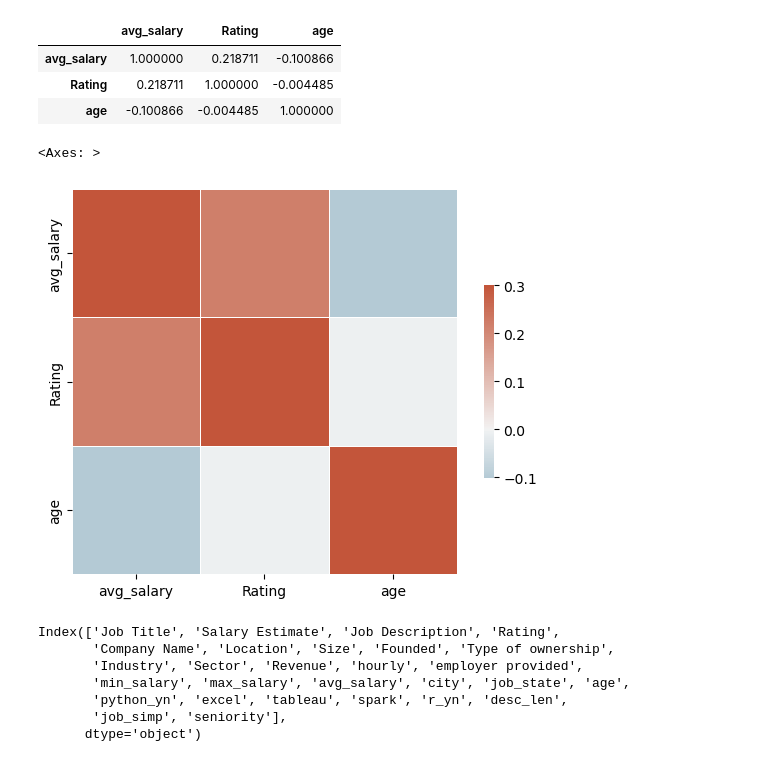
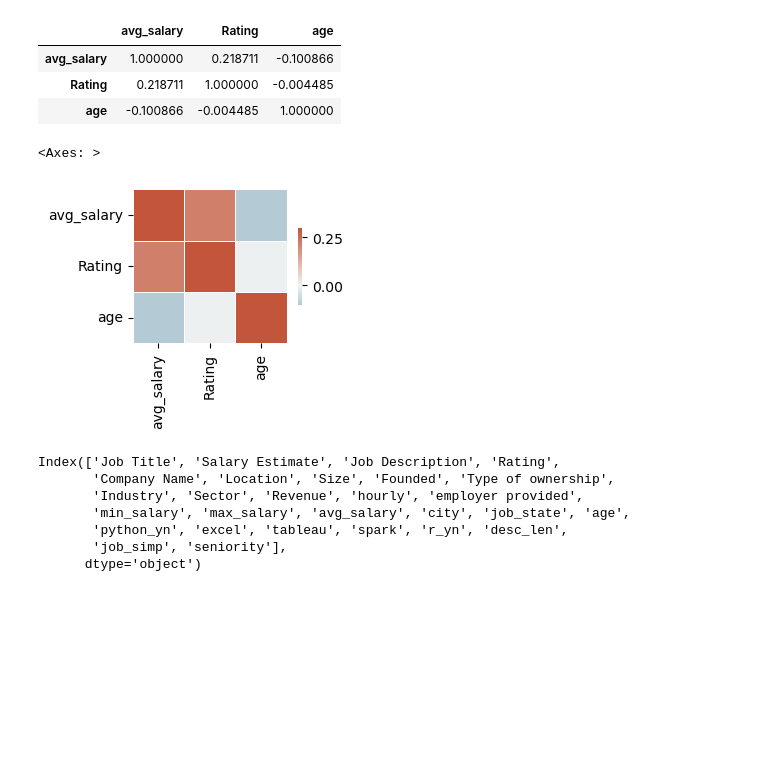
Before and after one commit to thedv/ds_salary_proj, a Jupyter notebook: data_eda.ipynb, the cells around one changed output. Saved outputs shown, nothing was run; the diff lists cells and outputs as text; code cells hidden in the pictures; blank space fills up the shorter version.

```diff
--- a/data_eda.ipynb
+++ b/data_eda.ipynb
@@ -134,13 +120,13 @@ corr
 | Rating | 0.218711 | 1.000000 | -0.004485 |
 | age | -0.100866 | -0.004485 | 1.000000 |
 # %%
-f,ax = plt.subplots(figsize = (7,5))
+f,ax = plt.subplots(figsize = (3,2))
 
 cmap = sns.diverging_palette(230,20, as_cmap = True)
 sns.heatmap(corr,  cmap = cmap, vmax = .3, center = 0 , square = True, linewidths = .5, cbar_kws = {"shrink": .5})
 # %% [output]
 <Axes: >
-[figure, old version]
+[figure, new version]
 # %%
 df.columns
 # %% [output]
```
Also changed, not shown: parts of 3 cells of this notebook.
